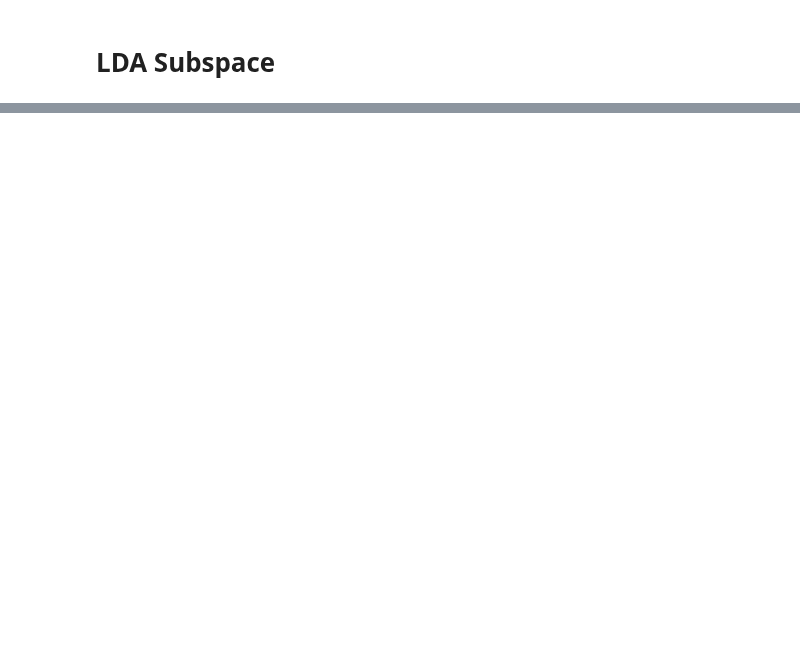
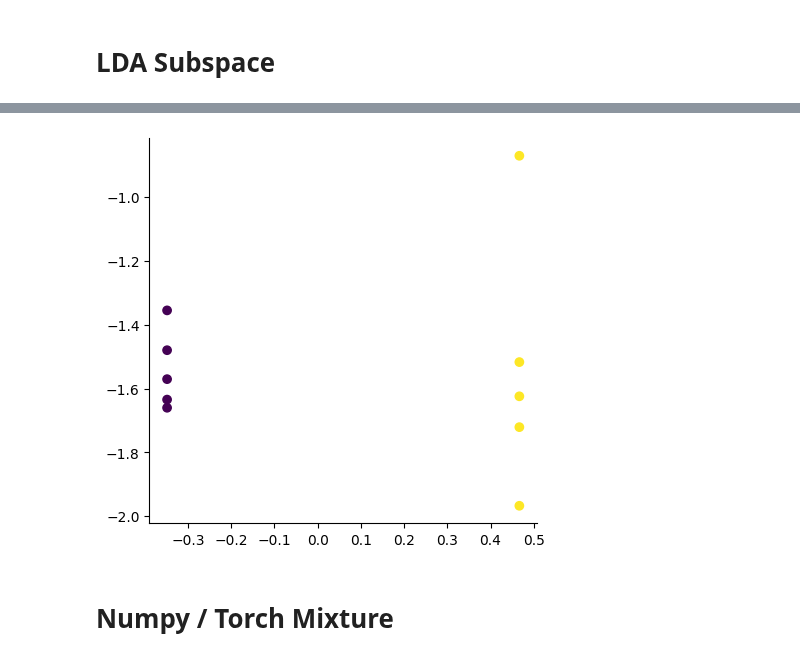
Before and after one commit to kdu4108/measureLM, a Jupyter notebook: notebooks/activation patching/LDA subspace.ipynb, the cells around one changed output, grey strips where cells are left out. Drawn from its saved outputs; the diff is of its cells as text; code cells hidden in the pictures; blank space fills up the shorter version.

```diff
--- a/notebooks/activation patching/LDA subspace.ipynb
+++ b/notebooks/activation patching/LDA subspace.ipynb
@@ -100,0 +103,71 @@ np.round(X_recovered - X, 6).sum()
+# %%
+#X_1 = torch.normal(1, 0.4, size=(5,20))
+#y_1 = torch.zeros(5)
+#X_2 = torch.normal(1, 1.2, size=(5,20))
+#y_2 = torch.ones(5)
+
+#X = torch.cat((X_1, X_2))
+#y = torch.cat((y_1, y_2))
+
+X = torch.FloatTensor(X).type(torch.float32)
+y = torch.FloatTensor(y).type(torch.float32)
+# %%
+class LDA:
+
+    def fit(self, X, y):
+
+        n_features = X.shape[1]
+        class_labels = torch.unique(y)
+
+        # Within class scatter matrix:
+        # SW = sum((X_c - mean_X_c)^2 )
+
+        # Between class scatter:
+        # SB = sum( n_c * (mean_X_c - mean_overall)^2 )
+
+        mean_overall = X.mean(0)
+        SW = torch.zeros((n_features, n_features))
+        SB = torch.zeros((n_features, n_features))
+        for c in class_labels:
+            X_c = X[y == c]
+            mean_c = X_c.mean(0)
+            # (4, n_c) * (n_c, 4) = (4,4) -> transpose
+            SW += (X_c - mean_c).T@((X_c - mean_c))
+
+            # (4, 1) * (1, 4) = (4,4) -> reshape
+            n_c = X_c.shape[0]
+            mean_diff = (mean_c - mean_overall).reshape(n_features, 1)
+            SB += n_c * (mean_diff) @ (mean_diff.T)
+
+        # Determine SW^-1 * SB
+        A = torch.linalg.inv(SW)@(SB)
+        #A = torch.linalg.tensorinv(SW, ind=1)@(SB)
+        #A = torch.linalg.solve(SW, SB)
+
+        # Get eigenvalues and eigenvectors of SW^-1 * SB
+        eigenvalues, eigenvectors = torch.linalg.eig(A)
+
+        # -> eigenvector v = [:,i] column vector, transpose for easier calculations
+        # sort eigenvalues high to low
+        eigenvectors = eigenvectors.T
+
+        idxs = torch.argsort(abs(eigenvalues), descending=True)
+        self.eigenvals = eigenvalues[idxs]
+        self.eigenvecs = eigenvectors[idxs]
+        self.inverse_eigenvecs = np.linalg.inv(self.eigenvecs)
+
+        #self.eigenvals = torch.view_as_real(eigenvals)[...,0]
+        #self.eigenvecs = torch.view_as_real(eigenvecs)[...,0]
+        #self.inverse_eigenvecs = torch.view_as_real(inverse_eigenvecs)[...,0]
+
+lda = LDA()
+lda.fit(X,y)
+X_trans = X @ lda.eigenvecs.T.real
+
+plot_2D_scatter(X_trans, y)
+
+X_recovered = X_trans @ lda.inverse_eigenvecs.T.real
+# %% [output]
+[figure, added]
+# %% [markdown]
+# Numpy / Torch Mixture
```
Also changed, not shown: parts of 10 cells of this notebook, 2 other files.
